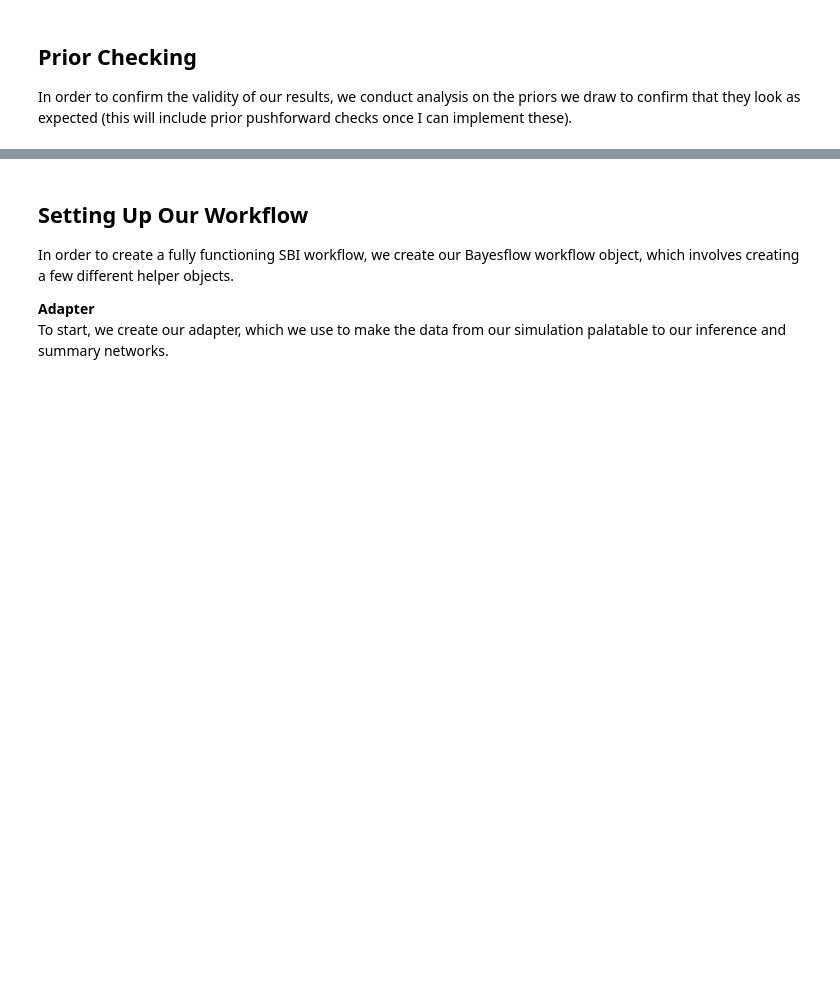
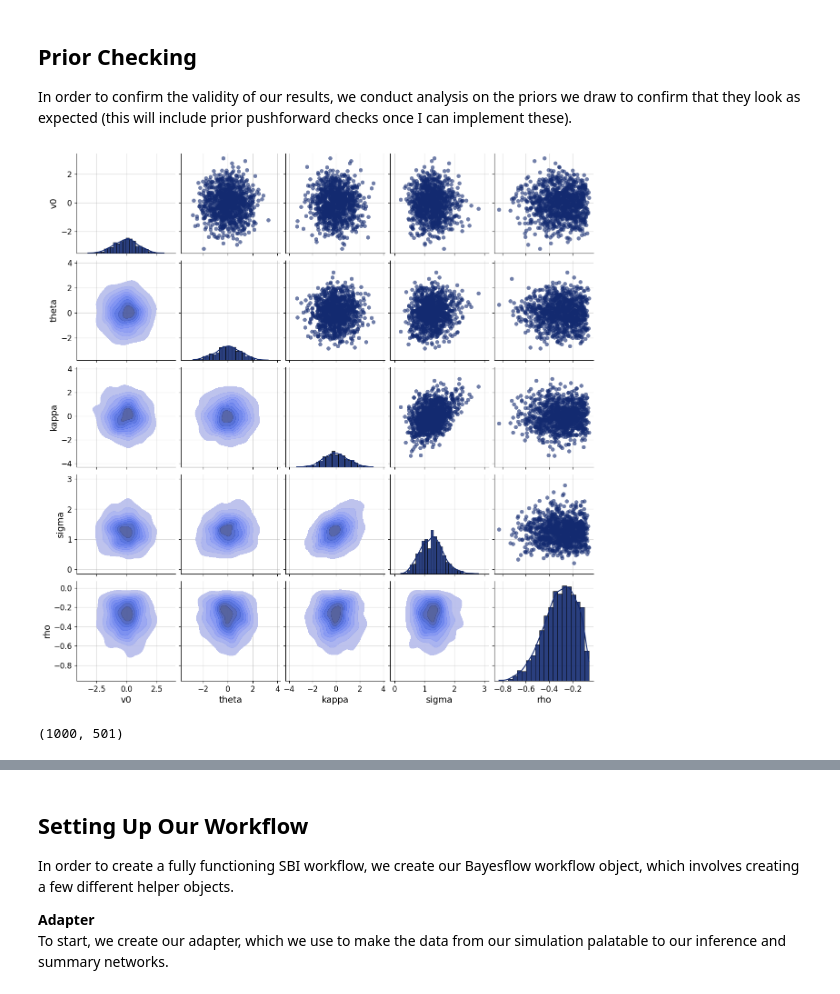
Before and after one commit to HexTechKiran/BayesSmile, a Jupyter notebook: HSV.ipynb, the cells around one changed output, grey strips where cells are left out. Saved outputs shown, nothing was run; the diff lists cells and outputs as text; code cells hidden in the pictures; blank space fills up the shorter version.

```diff
--- a/HSV.ipynb
+++ b/HSV.ipynb
@@ -89,15 +92,15 @@ def draw_rho() :
     # Here we force this value negative and bound it at -0.9 to avoid over-correlating our processes
     return np.random.beta(RHO_ALPHA, RHO_BETA) * -0.9 - 0.05
 
-def draw_priors() :
+def draw_priors():
     #spot = np.random.normal()
-    spot = 100
+    # spot = 100
     v0 = np.random.normal()
     theta = np.random.normal()
     kappa = np.random.normal()
     sigma = draw_sigma(upper_bound=np.sqrt(2*to_kappa(kappa)*to_theta(theta)))
     rho = draw_rho()
-    return {"spot":spot,
+    return {#"spot":spot,
             "v0":v0,
             "theta":theta,
             "kappa":kappa,
@@ -108,9 +111,9 @@ def draw_priors() :
 
 Next, we define our simulator for the Heston Stochastic Volatility model, using QuantLib as the backend for our model for fast calculation. Using a Bayesflow simulator, we combine our draw_priors() function with our single path simulator to create a simulator object that can be used in our workflow
 # %%
-def single_heston_draw(spot, v0, theta, kappa, sigma, rho, steps=500, dt=1/500, maturity=1.0):
+def single_heston_draw(v0, theta, kappa, sigma, rho, spot=100, steps=500, dt=1/500, maturity=1.0):
     # Transform draws for spot, v0, theta, and kappa into the correct space
-    spot = to_spot(spot)
+    # spot = to_spot(spot)
     v0 = to_v0(v0)
     theta = to_theta(theta)
     kappa = to_kappa(kappa)
@@ -154,11 +157,17 @@ In order to confirm the validity of our results, we conduct analysis on the prio
 # %%
 prior_samples = simulator.simulators[0].sample(1000)
 
 grid = bf.diagnostics.plots.pairs_samples(
-    prior_samples, variable_keys=["spot", "v0", "theta", "kappa", "sigma", "rho"]
+    prior_samples, variable_keys=["v0", "theta", "kappa", "sigma", "rho"]
 )
+# %% [output]
+[figure, added]
 # %%
 posterior_samples = simulator.sample(1000)
+# %%
+posterior_samples["price_path"].shape
+# %% [output]
+(1000, 501)
 # %%
 paths = posterior_samples['price_path']
 price_paths = []
```
Also changed, not shown: parts of 11 cells of this notebook, 2 other files.
